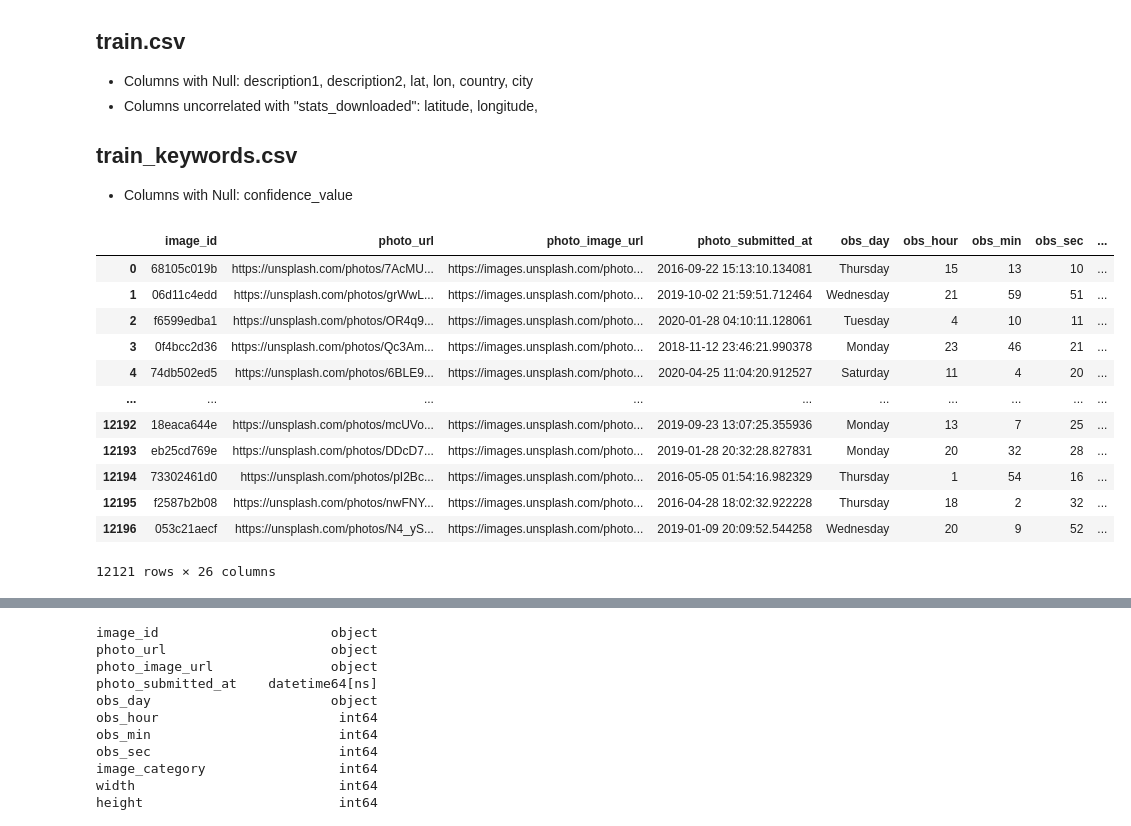
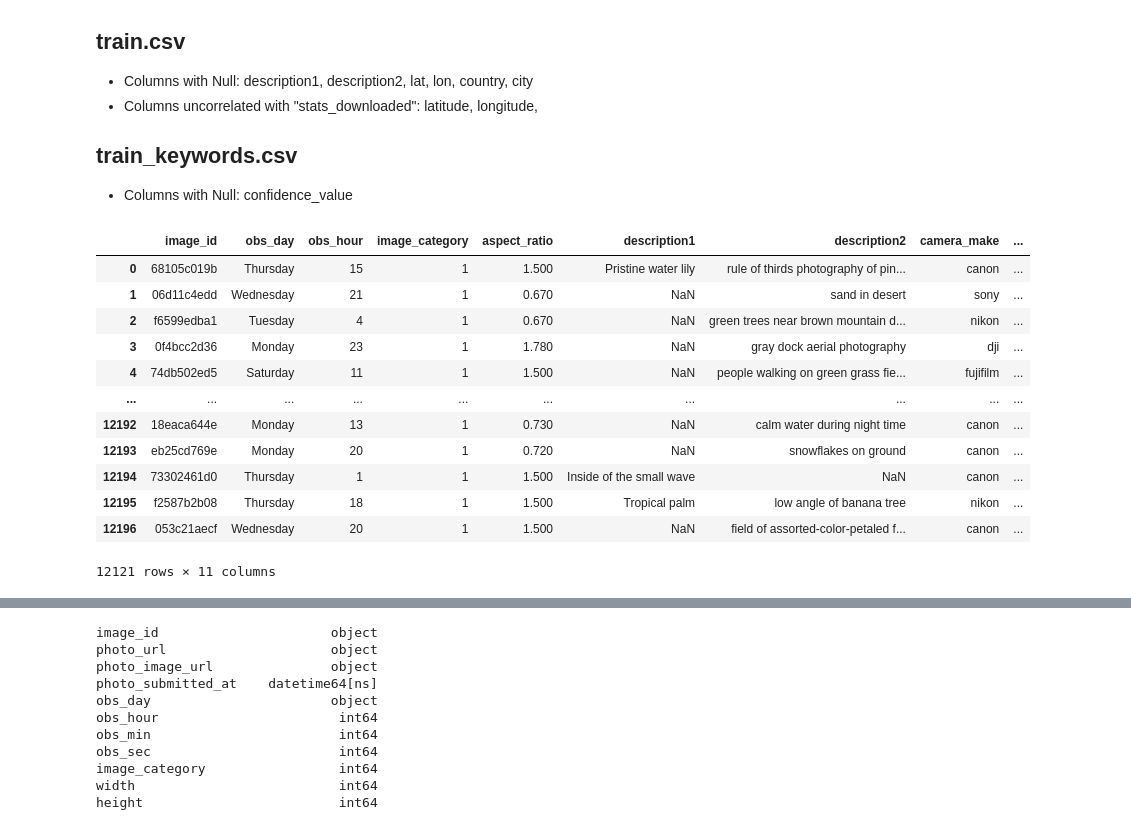
Before and after one commit to jjz17/Datathon2023, a Jupyter notebook: eda_jason.ipynb, the cells around one changed output, grey strips where cells are left out. Cells and saved outputs as stored; diff of their text form; code cells hidden in the pictures.

```diff
--- a/eda_jason.ipynb
+++ b/eda_jason.ipynb
@@ -96,43 +96,54 @@ cam_make_map = {
  'XIAOYI': "Xiaomi",
  'ZWO WOGT71': "ZWO",
  'ZWO w/ WOGT71 21 frames each SHO': "ZWO",
  'ZWO, WOGT71, 15 frames each of H, O, S': "ZWO",
  'motorola': "Motorola",
  "nikon": "Nikon",
  "olympus": "Olympus",
  "samsung": "Samsung",
  "sony": "Sony",
  }
 
 train = train[(train["stats_downloads"] < 300000)]
 train["image_category"] = train["image_category"].replace({"Featured": 1, "Not Featured": 0})
 train["camera_make"] = train["camera_make"].replace(cam_make_map)
 train["camera_make"] = train["camera_make"].apply(lambda x: str(x).lower())
 make_counts = train["camera_make"].value_counts()
 
 # Remove instances where camera_make <= 10
 train = train[train["camera_make"].isin(make_counts[make_counts > 10].index)]
 train["exposure_time"] = train["exposure_time"].apply(frac_to_float)
 train["photo_submitted_at"] = pd.to_datetime(train["photo_submitted_at"])
 
 # Fill Missing Values
 train["aperture_value"] = train["aperture_value"].fillna(train["aperture_value"].mean())
 train["iso"] = train["iso"].fillna(train["iso"].mean())
 train["exposure_time"] = train["exposure_time"].fillna(train["exposure_time"].mean())
 
+# Fill missing camera_make data based on camera_model data
+make_replace_id = ["eca7e87d03", "bee68f9815", "5e15dcf061", "efd3bf77ec", "63cd2598c2", "759de7f18d", "8b215885c7", "c83069821b", "4bdba7914b", "913cc10182"]
+make_replace_str = ["olympus", "nikon", "canon", "nikon", "nikon", "nikon", "canon", "sony", "olympus", "olympus"]
+for replace_id, replace_str in zip(make_replace_id, make_replace_str):
+    train.loc[train["image_id"] == replace_id, "camera_make"] = replace_str
+
+# Drop unnecessary columns
+train.drop(columns=["photo_url", "photo_image_url", "photo_submitted_at", "obs_min", "obs_sec", "width", "height", "iso", "aperture_value", "focal_length", "exposure_time", "latitude", "longitude", "country", "city"], inplace=True)
+
+# Day and hour may be important, keep aspect ratio because image dimensions make sense to affect download rates (if image is shaped too tall or wide it could be negative)
+
 train_num = train.select_dtypes(include=np.number)
 train
 # %% [output]
-|  | image_id | photo_url | photo_image_url | photo_submitted_at | obs_day | obs_hour | obs_min | obs_sec | ... |
-| 0 | 68105c019b | https://unsplash.com/photos/7AcMU... | https://images.unsplash.com/photo... | 2016-09-22 15:13:10.134081 | Thursday | 15 | 13 | 10 | ... |
-| 1 | 06d11c4edd | https://unsplash.com/photos/grWwL... | https://images.unsplash.com/photo... | 2019-10-02 21:59:51.712464 | Wednesday | 21 | 59 | 51 | ... |
-| 2 | f6599edba1 | https://unsplash.com/photos/OR4q9... | https://images.unsplash.com/photo... | 2020-01-28 04:10:11.128061 | Tuesday | 4 | 10 | 11 | ... |
-| 3 | 0f4bcc2d36 | https://unsplash.com/photos/Qc3Am... | https://images.unsplash.com/photo... | 2018-11-12 23:46:21.990378 | Monday | 23 | 46 | 21 | ... |
-| 4 | 74db502ed5 | https://unsplash.com/photos/6BLE9... | https://images.unsplash.com/photo... | 2020-04-25 11:04:20.912527 | Saturday | 11 | 4 | 20 | ... |
+|  | image_id | obs_day | obs_hour | image_category | aspect_ratio | description1 | description2 | camera_make | ... |
+| 0 | 68105c019b | Thursday | 15 | 1 | 1.500 | Pristine water lily | rule of thirds photography of pin... | canon | ... |
+| 1 | 06d11c4edd | Wednesday | 21 | 1 | 0.670 | NaN | sand in desert | sony | ... |
+| 2 | f6599edba1 | Tuesday | 4 | 1 | 0.670 | NaN | green trees near brown mountain d... | nikon | ... |
+| 3 | 0f4bcc2d36 | Monday | 23 | 1 | 1.780 | NaN | gray dock aerial photography | dji | ... |
+| 4 | 74db502ed5 | Saturday | 11 | 1 | 1.500 | NaN | people walking on green grass fie... | fujifilm | ... |
 | ... | ... | ... | ... | ... | ... | ... | ... | ... | ... |
-| 12192 | 18eaca644e | https://unsplash.com/photos/mcUVo... | https://images.unsplash.com/photo... | 2019-09-23 13:07:25.355936 | Monday | 13 | 7 | 25 | ... |
-| 12193 | eb25cd769e | https://unsplash.com/photos/DDcD7... | https://images.unsplash.com/photo... | 2019-01-28 20:32:28.827831 | Monday | 20 | 32 | 28 | ... |
-| 12194 | 73302461d0 | https://unsplash.com/photos/pI2Bc... | https://images.unsplash.com/photo... | 2016-05-05 01:54:16.982329 | Thursday | 1 | 54 | 16 | ... |
-| 12195 | f2587b2b08 | https://unsplash.com/photos/nwFNY... | https://images.unsplash.com/photo... | 2016-04-28 18:02:32.922228 | Thursday | 18 | 2 | 32 | ... |
-| 12196 | 053c21aecf | https://unsplash.com/photos/N4_yS... | https://images.unsplash.com/photo... | 2019-01-09 20:09:52.544258 | Wednesday | 20 | 9 | 52 | ... |
+| 12192 | 18eaca644e | Monday | 13 | 1 | 0.730 | NaN | calm water during night time | canon | ... |
+| 12193 | eb25cd769e | Monday | 20 | 1 | 0.720 | NaN | snowflakes on ground | canon | ... |
+| 12194 | 73302461d0 | Thursday | 1 | 1 | 1.500 | Inside of the small wave | NaN | canon | ... |
+| 12195 | f2587b2b08 | Thursday | 18 | 1 | 1.500 | Tropical palm | low angle of banana tree | nikon | ... |
+| 12196 | 053c21aecf | Wednesday | 20 | 1 | 1.500 | NaN | field of assorted-color-petaled f... | canon | ... |
-12121 rows × 26 columns
+12121 rows × 11 columns
```
Also changed, not shown: parts of 21 cells of this notebook.
